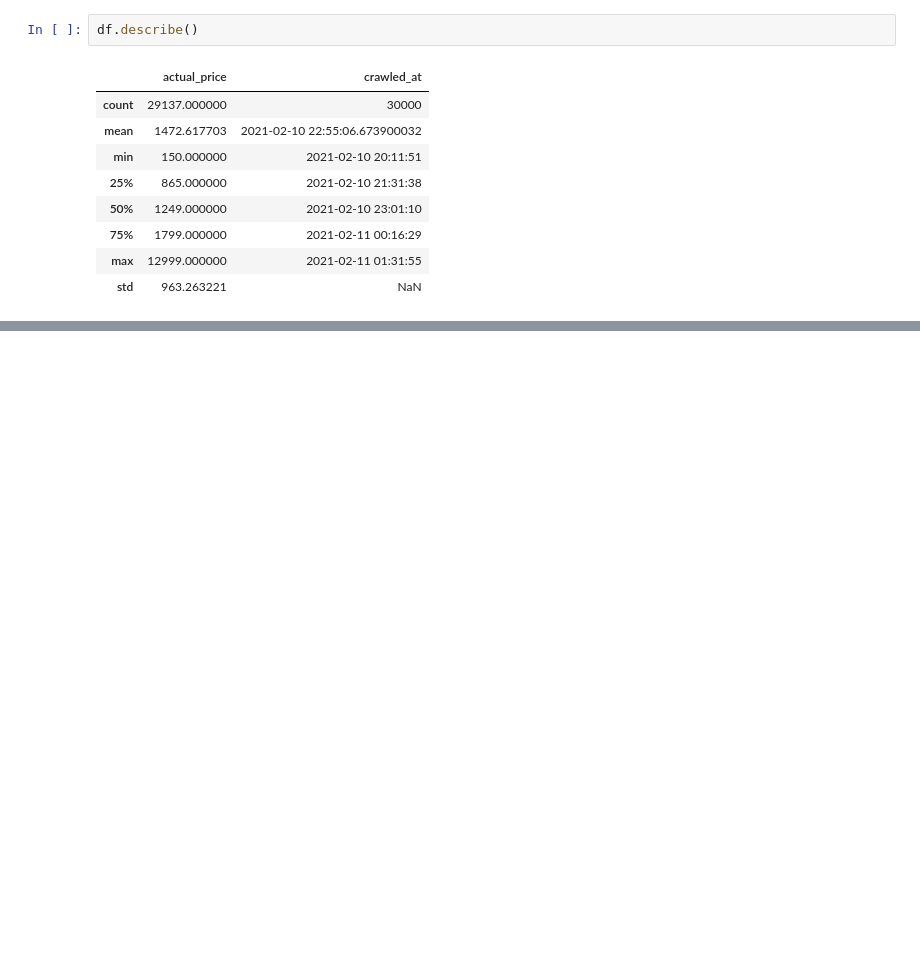
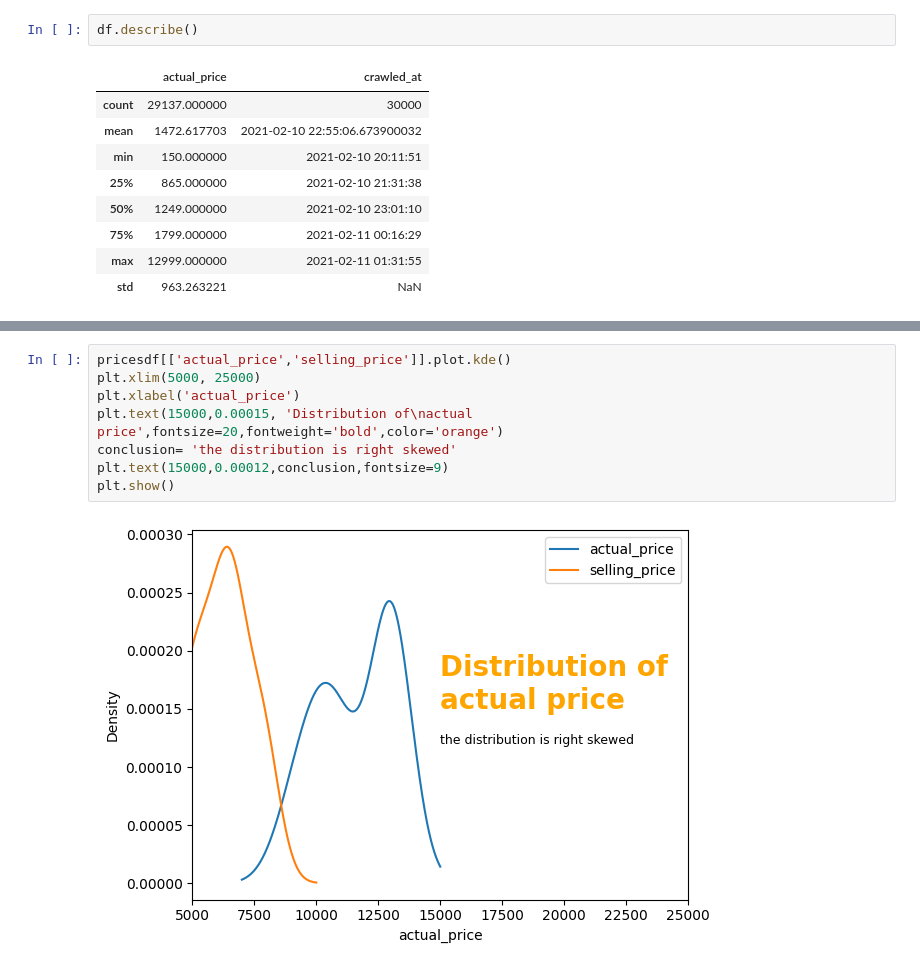
Before and after one commit to imadulhasan/python-databse, a Jupyter notebook: analysis_2.ipynb, the cells around one changed output, grey strips where cells are left out. Cells and saved outputs as stored; diff of their text form; blank space fills up the shorter version.

```diff
--- a/analysis_2.ipynb
+++ b/analysis_2.ipynb
@@ -119,0 +592,10 @@ df.describe()
+# %%
+pricesdf[['actual_price','selling_price']].plot.kde()
+plt.xlim(5000, 25000)
+plt.xlabel('actual_price')
+plt.text(15000,0.00015, 'Distribution of\nactual price',fontsize=20,fontweight='bold',color='orange')
+conclusion= 'the distribution is right skewed'
+plt.text(15000,0.00012,conclusion,fontsize=9)
+plt.show()
+# %% [output]
+[figure, added]
```
Also changed, not shown: parts of 41 cells of this notebook.
